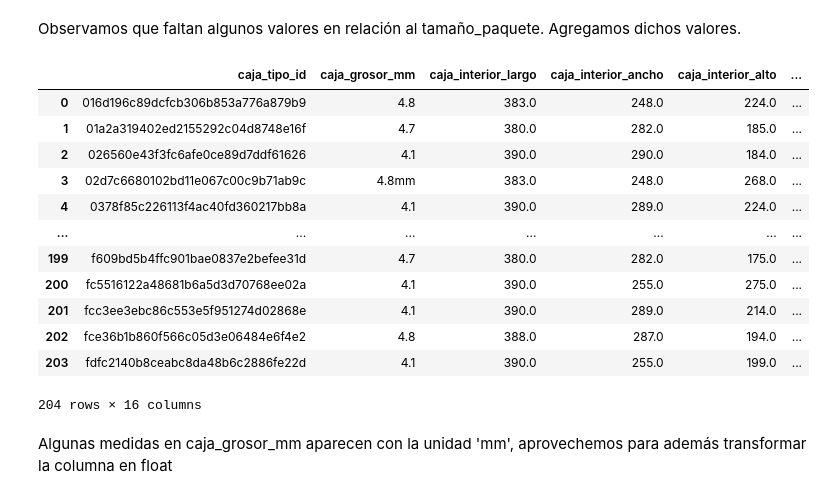
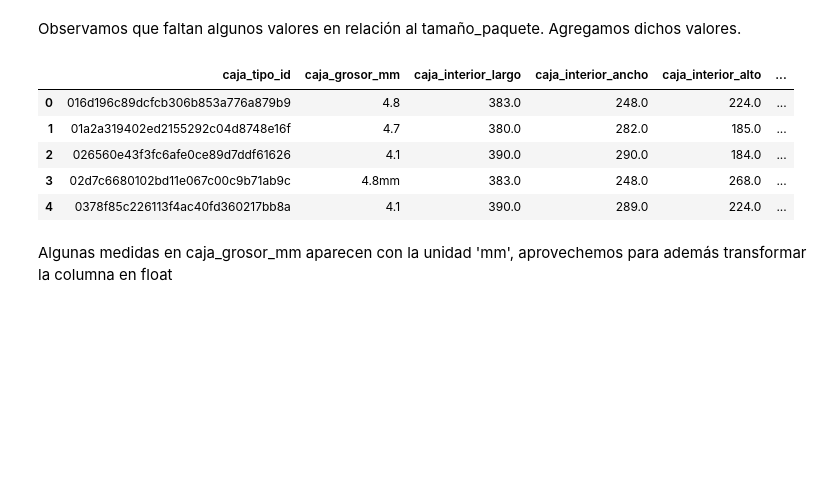
Before and after one commit to demianelnecave/AlixPartners-Competencia-Datos, a Jupyter notebook: 1.limpieza-datos.ipynb, the cells around one changed output. Saved outputs shown, nothing was run; the diff lists cells and outputs as text; code cells hidden in the pictures; blank space fills up the shorter version.

```diff
--- a/1.limpieza-datos.ipynb
+++ b/1.limpieza-datos.ipynb
@@ -37,21 +30,14 @@ cols = (
 catalogo_productos['cantidad_paquetes'] = cols[0].str.strip().str.replace(',', '.').astype(float)
 catalogo_productos['peso_neto_paquete'] = cols[1].str.strip().str.replace(',', '.').astype(float)
 # %%
-especificaciones_cajas
+especificaciones_cajas.head()
 # %% [output]
 |  | caja_tipo_id | caja_grosor_mm | caja_interior_largo | caja_interior_ancho | caja_interior_alto | ... |
 | 0 | 016d196c89dcfcb306b853a776a879b9 | 4.8 | 383.0 | 248.0 | 224.0 | ... |
 | 1 | 01a2a319402ed2155292c04d8748e16f | 4.7 | 380.0 | 282.0 | 185.0 | ... |
 | 2 | 026560e43f3fc6afe0ce89d7ddf61626 | 4.1 | 390.0 | 290.0 | 184.0 | ... |
 | 3 | 02d7c6680102bd11e067c00c9b71ab9c | 4.8mm | 383.0 | 248.0 | 268.0 | ... |
 | 4 | 0378f85c226113f4ac40fd360217bb8a | 4.1 | 390.0 | 289.0 | 224.0 | ... |
-| ... | ... | ... | ... | ... | ... | ... |
-| 199 | f609bd5b4ffc901bae0837e2befee31d | 4.7 | 380.0 | 282.0 | 175.0 | ... |
-| 200 | fc5516122a48681b6a5d3d70768ee02a | 4.1 | 390.0 | 255.0 | 275.0 | ... |
-| 201 | fcc3ee3ebc86c553e5f951274d02868e | 4.1 | 390.0 | 289.0 | 214.0 | ... |
-| 202 | fce36b1b860f566c05d3e06484e6f4e2 | 4.8 | 388.0 | 287.0 | 194.0 | ... |
-| 203 | fdfc2140b8ceabc8da48b6c2886fe22d | 4.1 | 390.0 | 255.0 | 199.0 | ... |
-204 rows × 16 columns
 # %% [markdown]
 Algunas medidas en caja_grosor_mm aparecen con la unidad 'mm', aprovechemos para además transformar la columna en float
 # %%
```
Also changed, not shown: parts of 5 cells of this notebook, 1 other file.
